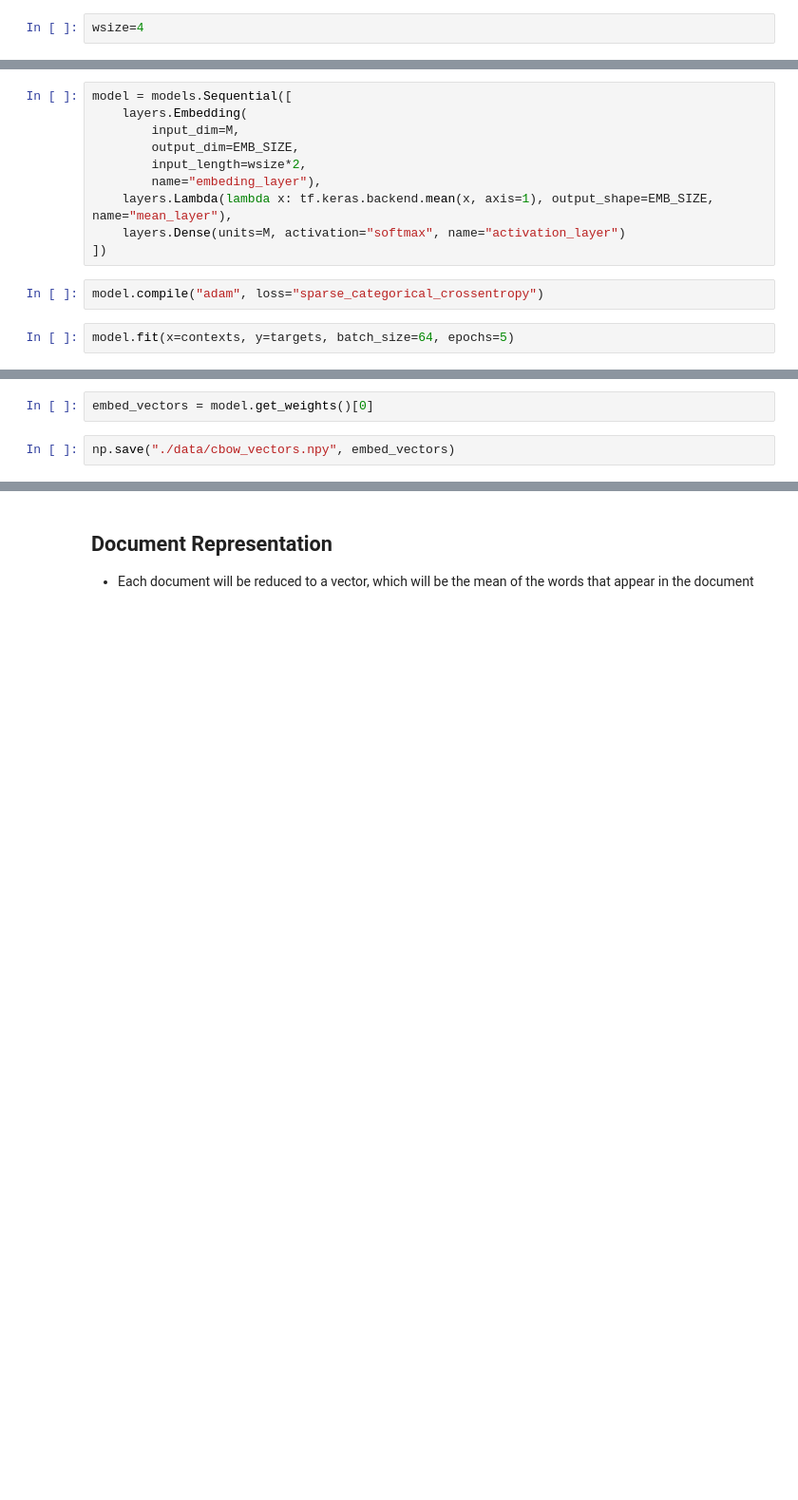
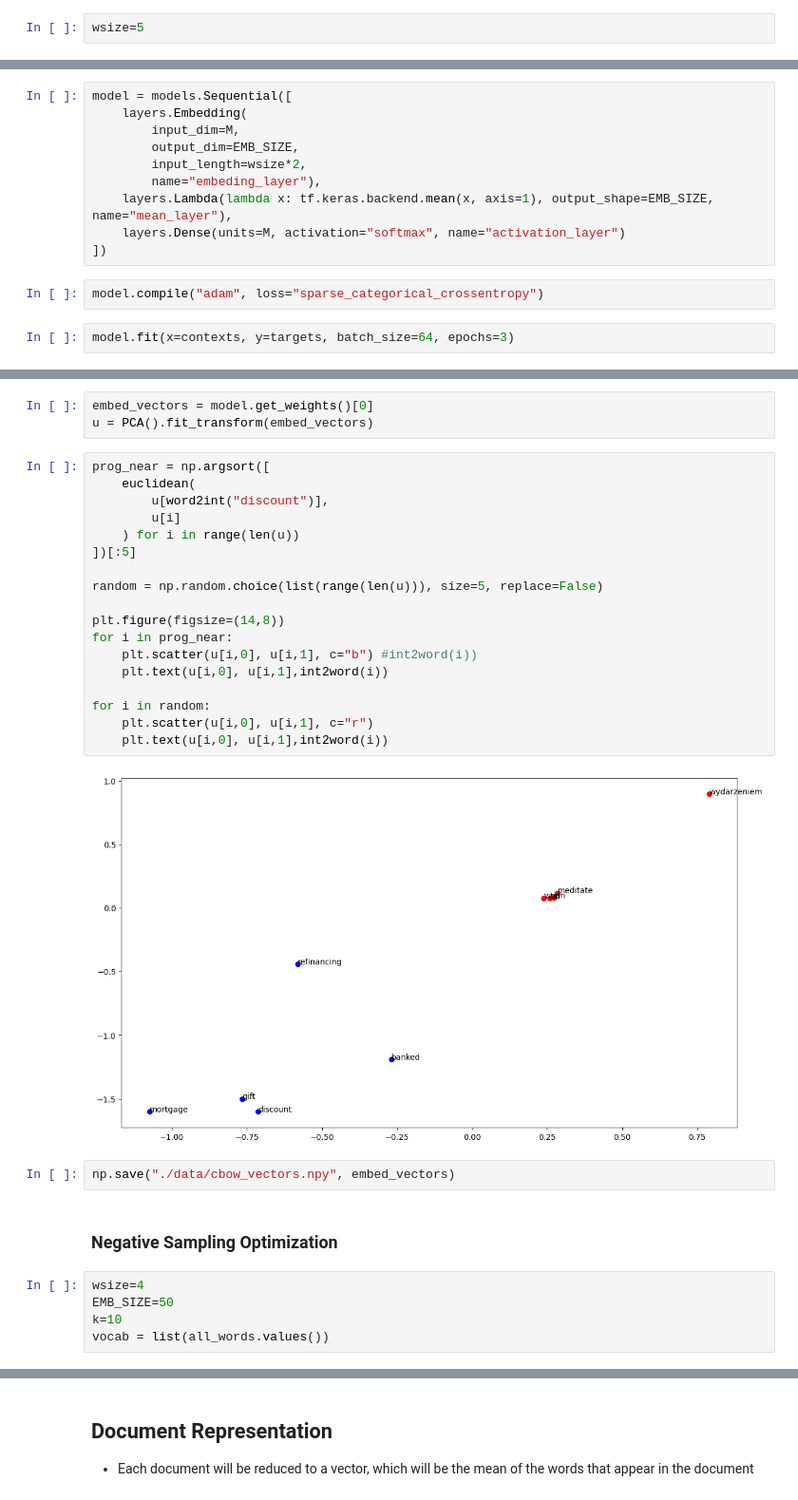
Before and after one commit to joelpoliveira/Feature-Engineering-for-Machine-Learning, a Jupyter notebook: Cap 1 - Text Data/detect_spam/average_embedding_representation.ipynb, the cells around one changed output, grey strips where cells are left out. Shown at 95% size. Drawn from its saved outputs; the diff is of its cells as text; blank space fills up the shorter version.

```diff
--- a/Cap 1 - Text Data/detect_spam/average_embedding_representation.ipynb
+++ b/Cap 1 - Text Data/detect_spam/average_embedding_representation.ipynb
@@ -200,5 +201,5 @@ def unwind(dataset: dict):
 # %%
-wsize=4
+wsize=5
 # %%
 ds = get_dataset(emails, wsize)
 # %%
@@ -218,5 +219,5 @@ model = models.Sequential([
 # %%
 model.compile("adam", loss="sparse_categorical_crossentropy")
 # %%
-model.fit(x=contexts, y=targets, batch_size=64, epochs=5)
+model.fit(x=contexts, y=targets, batch_size=64, epochs=3)
 # %% [output]
@@ -233,5 +230,33 @@ Epoch 5/5
 <keras.callbacks.History at 0x...>
 # %%
 embed_vectors = model.get_weights()[0]
+u = PCA().fit_transform(embed_vectors)
+# %%
+prog_near = np.argsort([
+    euclidean(
+        u[word2int("discount")],
+        u[i]
+    ) for i in range(len(u))
+])[:5]
+
+random = np.random.choice(list(range(len(u))), size=5, replace=False)
+
+plt.figure(figsize=(14,8))
+for i in prog_near:
+    plt.scatter(u[i,0], u[i,1], c="b") #int2word(i))
+    plt.text(u[i,0], u[i,1],int2word(i))
+
+for i in random:
+    plt.scatter(u[i,0], u[i,1], c="r")
+    plt.text(u[i,0], u[i,1],int2word(i))
+# %% [output]
+[figure, added]
 # %%
 np.save("./data/cbow_vectors.npy", embed_vectors)
+# %% [markdown]
+### Negative Sampling Optimization
+# %%
+wsize=4
+EMB_SIZE=50
+k=10
+vocab = list(all_words.values())
```
Also changed, not shown: parts of 45 cells of this notebook.
